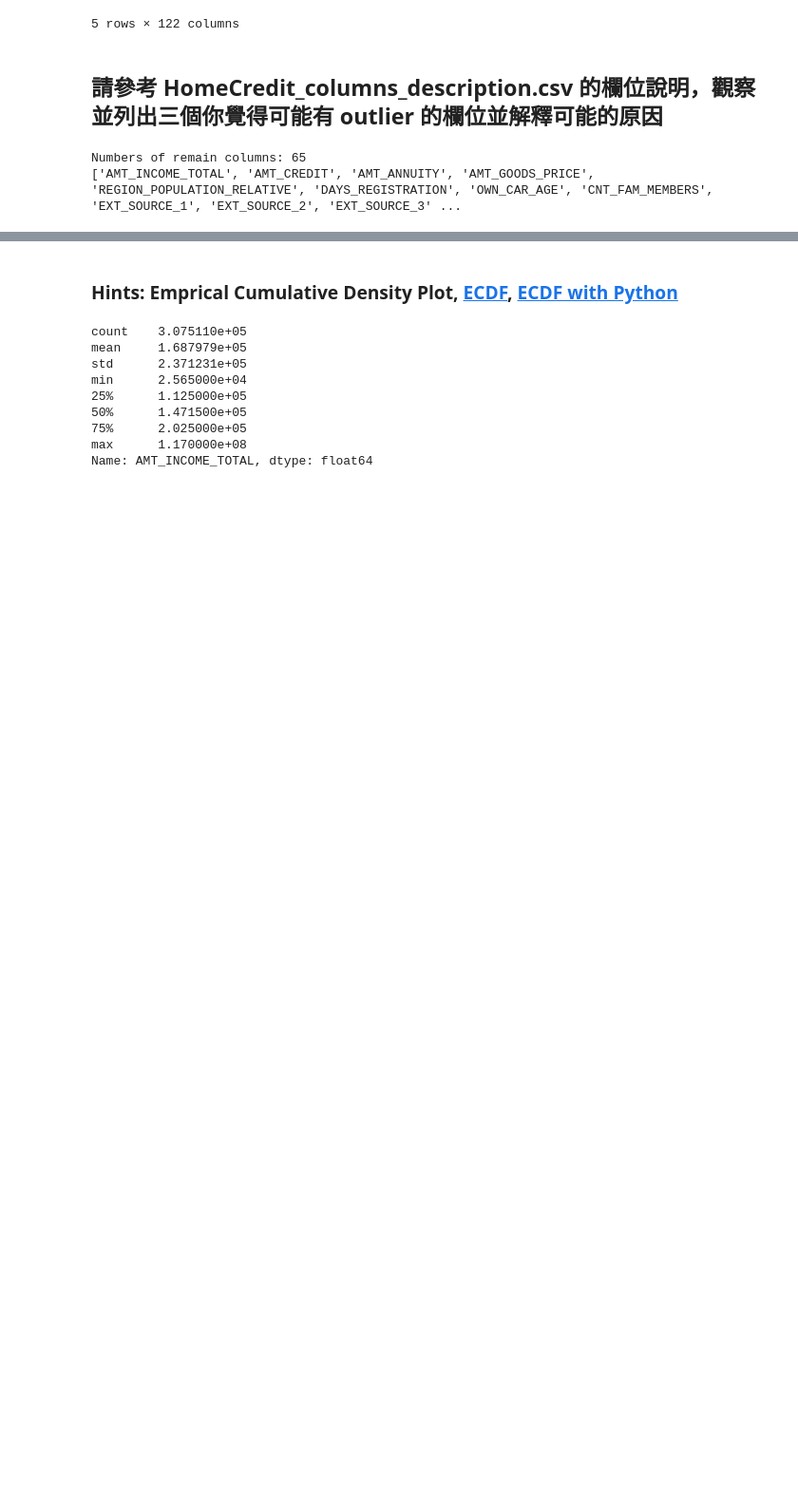
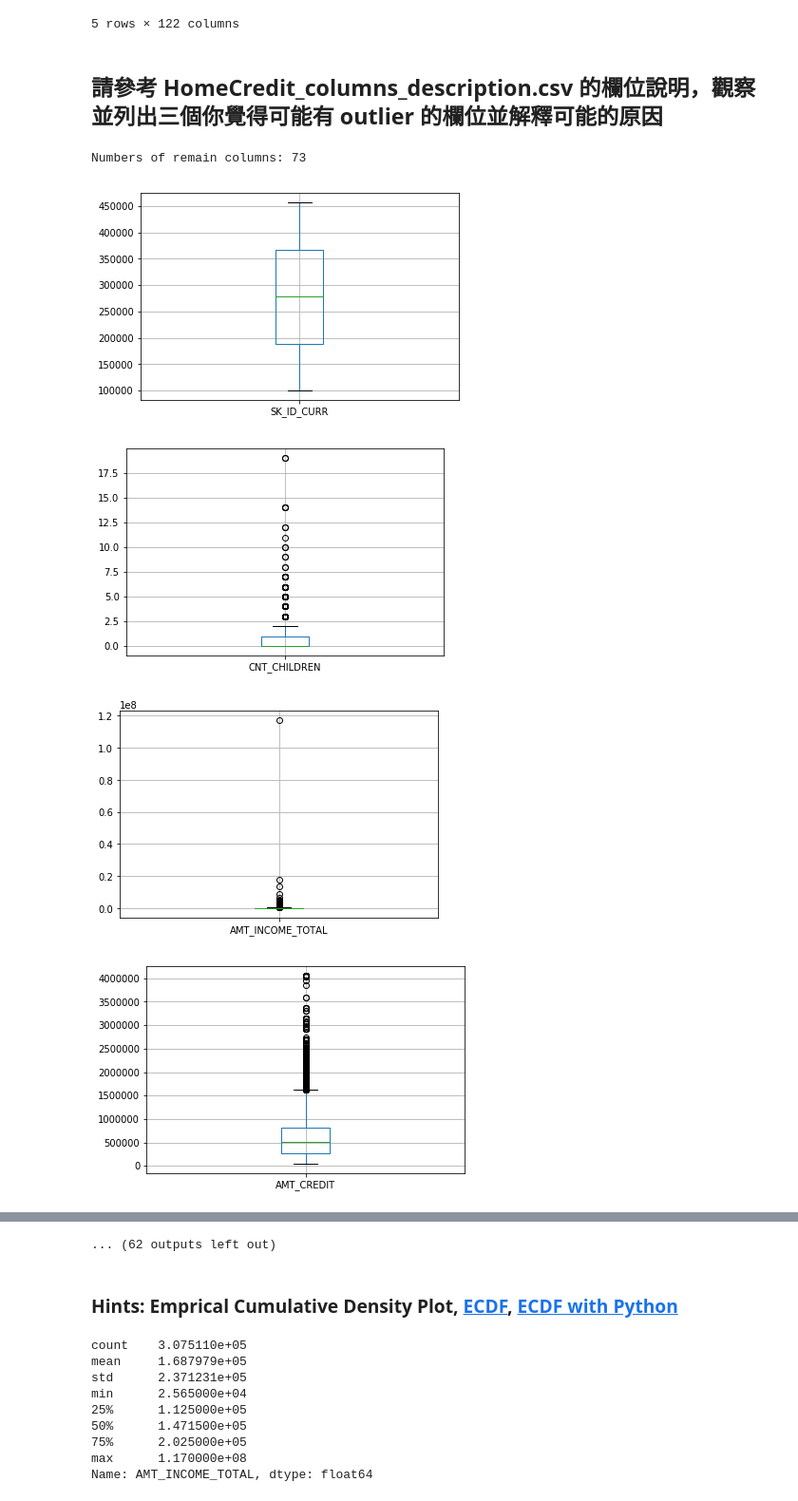
Before and after one commit to YRC0612/2nd-ML100Days, a Jupyter notebook: homework/Day_006_HW.ipynb, the cells around one changed output, grey strips where cells are left out. Shown: that part at 95% size. Saved outputs shown, nothing was run; the diff lists cells and outputs as text; code cells hidden in the pictures; blank space fills up the shorter version.

```diff
--- a/homework/Day_006_HW.ipynb
+++ b/homework/Day_006_HW.ipynb
@@ -35,29 +34,27 @@ Path of read in data: ./data\application_train.csv
 # %%
 # 先篩選數值型的欄位
 """
 YOUR CODE HERE, fill correct data types (for example str, float, int, ...)
 """
-dtype_select = [np.dtype('float64')]
+dtype_select = [np.dtype('float64'), np.dtype('int64')]
 
 numeric_columns = list(app_train.columns[list(app_train.dtypes.isin(dtype_select))])
 
 # 再把只有 2 值 (通常是 0,1) 的欄位去掉
 numeric_columns = list(app_train[numeric_columns].columns[list(app_train[numeric_columns].apply(lambda x:len(x.unique())!=2 ))])
 print("Numbers of remain columns: %i" % len(numeric_columns))
 
-print(numeric_columns)
-
 # 檢視這些欄位的數值範圍
 for col in numeric_columns:
     """
     Your CODE HERE, make the box plot
     """
 
-    #sns.boxplot(x=app_train[col])
-    #print("app_train[col]: ", app_train[col])
-
-    #plt.boxplot(app_train[col], labels = col )
+    app_train.boxplot(col )
     plt.show()
 # %% [output]
-Numbers of remain columns: 65
-['AMT_INCOME_TOTAL', 'AMT_CREDIT', 'AMT_ANNUITY', 'AMT_GOODS_PRICE', 'REGION_POPULATION_RELATIVE', 'DAYS_REGISTRATION', 'OWN_CAR_AGE', 'CNT_FAM_MEMBERS', 'EXT_SOURCE_1', 'EXT_SOURCE_2', 'EXT_SOURCE_3' ...
+Numbers of remain columns: 73
+[figure, added]
+[figure, added]
+[figure, added]
+[figure, added]
@@ -64,3 +68,4 @@ Numbers of remain columns: 65
+... (62 outputs left out)
 # %%
 # 從上面的圖檢查的結果，至少這三個欄位好像有點可疑
 
```
Also changed, not shown: parts of 5 cells of this notebook.
